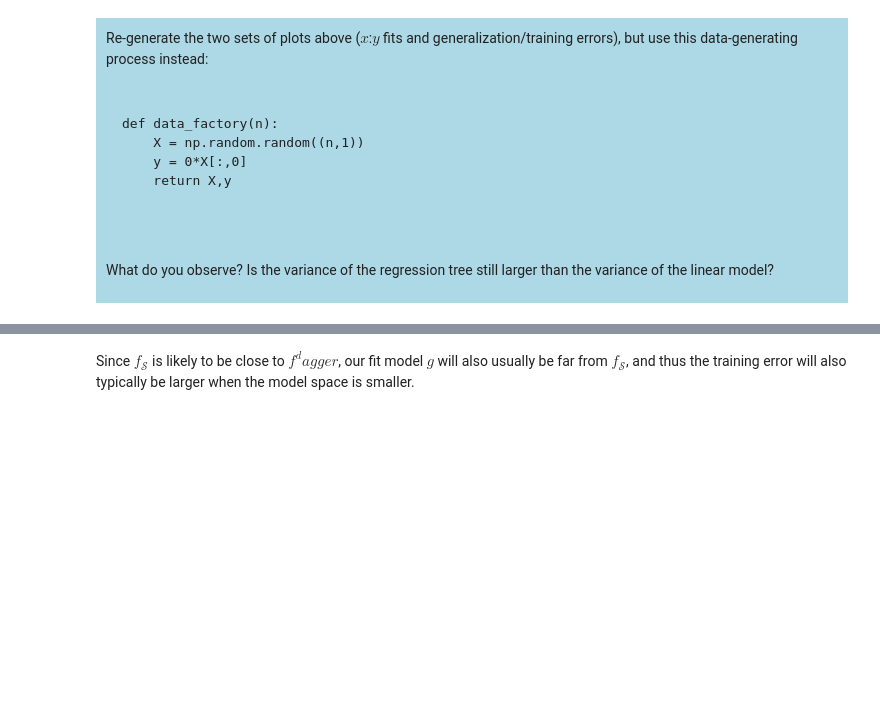
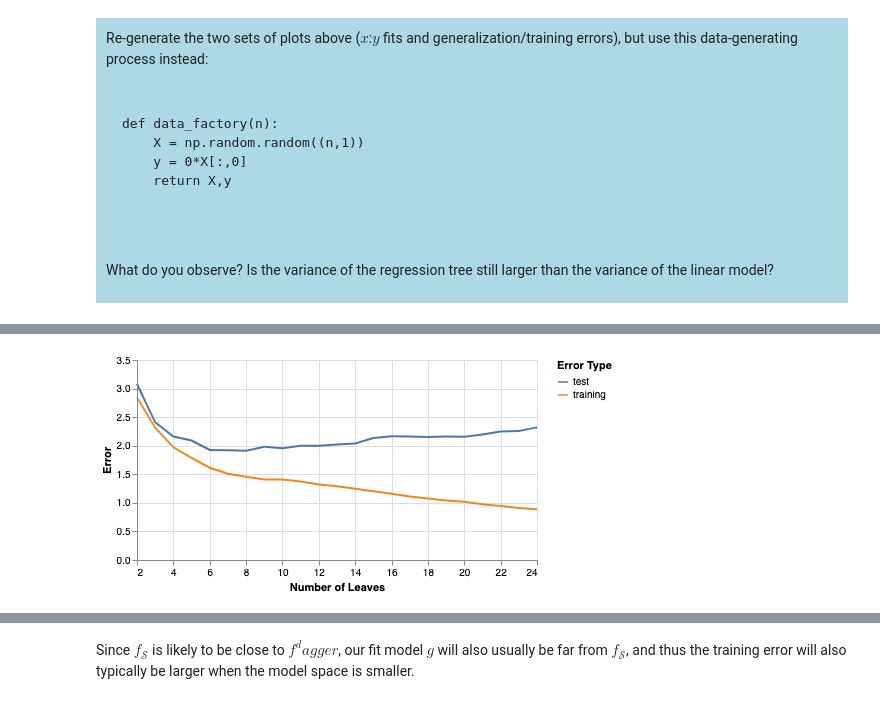
Before and after one commit to alejandroschuler/CSL, a Jupyter notebook: content/model-eval/model-eval.ipynb, the cells around one changed output, grey strips where cells are left out. Saved outputs shown, nothing was run; the diff lists cells and outputs as text; code cells hidden in the pictures; blank space fills up the shorter version.

```diff
--- a/content/model-eval/model-eval.ipynb
+++ b/content/model-eval/model-eval.ipynb
@@ -1116,0 +1129,22 @@ What do you observe? Is the variance of the regression tree still larger than th
+# %%
+X_train,y_train = data_factory(100)
+X_test,y_test = data_factory(200)
+
+n_leaves = range(2,25)
+trees = [DecisionTreeRegressor(max_leaf_nodes=n).fit(X_train, y_train) for n in n_leaves]
+train_errors = [model_error(t, X_train, y_train) for t in trees]
+test_errors = [model_error(t, X_test, y_test) for t in trees]
+
+source = pd.DataFrame({
+    'Number of Leaves':n_leaves,
+    'training':train_errors,
+    'test':test_errors
+}).melt(
+    id_vars=['Number of Leaves'],
+    var_name='Error Type',
+    value_name='Error'
+)
+
+alt.Chart(source, height=200, width=400).mark_line().encode(x='Number of Leaves',y='Error',color='Error Type')
+# %% [output]
+[figure, added]
```
Also changed, not shown: parts of 9 cells of this notebook, 26 other files.
